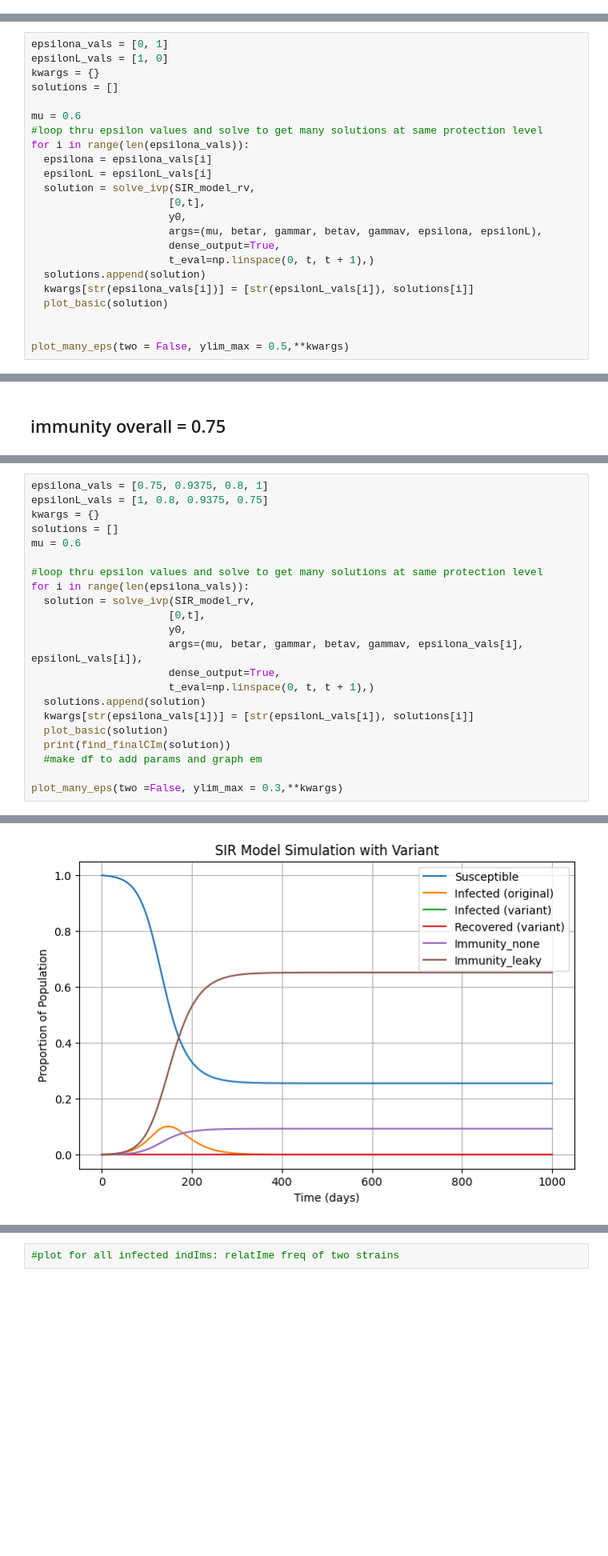
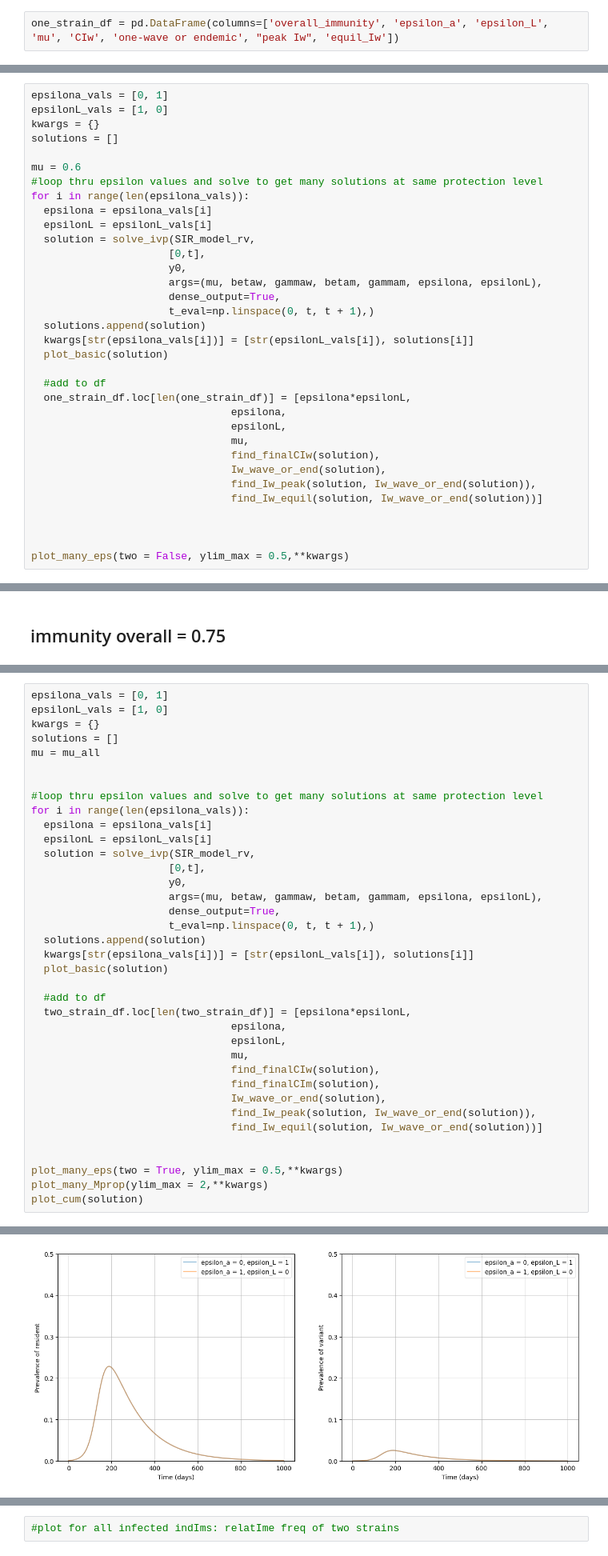
Before and after one commit to condusinew/jolted-UGs-1, a Jupyter notebook: SIR_mode_natimm.ipynb, the cells around one changed output, grey strips where cells are left out. Shown at 80% size. Saved outputs shown, nothing was run; the diff lists cells and outputs as text; blank space fills up the shorter version.

```diff
--- a/SIR_mode_natimm.ipynb
+++ b/SIR_mode_natimm.ipynb
@@ -598,2 +909,4 @@ params_df = pd.DataFrame(columns=['Rw', 'qty1', 'qty2'])
+# %%
+one_strain_df = pd.DataFrame(columns=['overall_immunity', 'epsilon_a', 'epsilon_L', 'mu', 'CIw', 'one-wave or endemic', "peak Iw", 'equil_Iw'])
 # %% [markdown]
 ##immunity overall = 1
@@ -611,13 +954,24 @@ for i in range(len(epsilona_vals)):
   solution = solve_ivp(SIR_model_rv,
                       [0,t],
                       y0,
-                      args=(mu, betar, gammar, betav, gammav, epsilona, epsilonL),
+                      args=(mu, betaw, gammaw, betam, gammam, epsilona, epsilonL),
                       dense_output=True,
                       t_eval=np.linspace(0, t, t + 1),)
   solutions.append(solution)
   kwargs[str(epsilona_vals[i])] = [str(epsilonL_vals[i]), solutions[i]]
   plot_basic(solution)
 
+  #add to df
+  one_strain_df.loc[len(one_strain_df)] = [epsilona*epsilonL,
+                                epsilona,
+                                epsilonL,
+                                mu,
+                                find_finalCIw(solution),
+                                Iw_wave_or_end(solution),
+                                find_Iw_peak(solution, Iw_wave_or_end(solution)),
+                                find_Iw_equil(solution, Iw_wave_or_end(solution))]
+
+
 
 plot_many_eps(two = False, ylim_max = 0.5,**kwargs)
 # %% [output]
@@ -629,23 +1062,38 @@ plot_many_eps(two = False, ylim_max = 0.5,**kwargs)
 # %%
-epsilona_vals = [0.75, 0.9375, 0.8, 1]
-epsilonL_vals = [1, 0.8, 0.9375, 0.75]
+epsilona_vals = [0, 1]
+epsilonL_vals = [1, 0]
 kwargs = {}
 solutions = []
-mu = 0.6
+mu = mu_all
+
 
 #loop thru epsilon values and solve to get many solutions at same protection level
 for i in range(len(epsilona_vals)):
+  epsilona = epsilona_vals[i]
+  epsilonL = epsilonL_vals[i]
   solution = solve_ivp(SIR_model_rv,
                       [0,t],
                       y0,
-                      args=(mu, betar, gammar, betav, gammav, epsilona_vals[i], epsilonL_vals[i]),
+                      args=(mu, betaw, gammaw, betam, gammam, epsilona, epsilonL),
                       dense_output=True,
                       t_eval=np.linspace(0, t, t + 1),)
   solutions.append(solution)
   kwargs[str(epsilona_vals[i])] = [str(epsilonL_vals[i]), solutions[i]]
   plot_basic(solution)
-  print(find_finalCIm(solution))
-  #make df to add params and graph em
 
-plot_many_eps(two =False, ylim_max = 0.3,**kwargs)
+  #add to df
+  two_strain_df.loc[len(two_strain_df)] = [epsilona*epsilonL,
+                                epsilona,
+                                epsilonL,
+                                mu,
+                                find_finalCIw(solution),
+                                find_finalCIm(solution),
+                                Iw_wave_or_end(solution),
+                                find_Iw_peak(solution, Iw_wave_or_end(solution)),
+                                find_Iw_equil(solution, Iw_wave_or_end(solution))]
+
+
+plot_many_eps(two = True, ylim_max = 0.5,**kwargs)
+plot_many_Mprop(ylim_max = 2,**kwargs)
+plot_cum(solution)
 # %% [output]
@@ -658 +1102 @@ plot_many_eps(two =False, ylim_max = 0.3,**kwargs)
-[figure, old version]
+[figure, new version]
```
Also changed, not shown: parts of 110 cells of this notebook.
